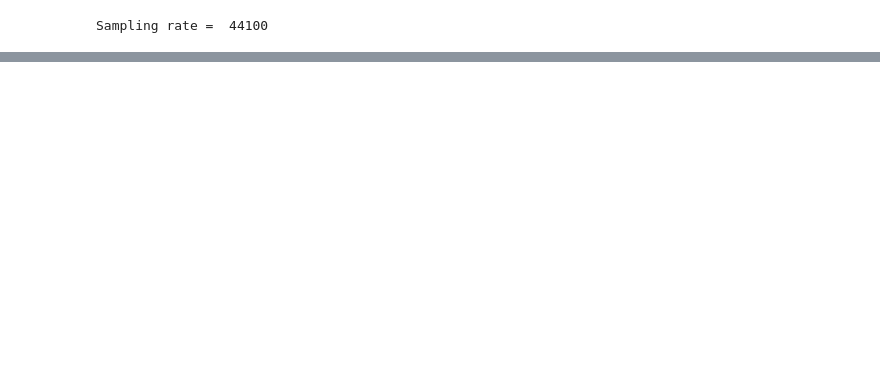
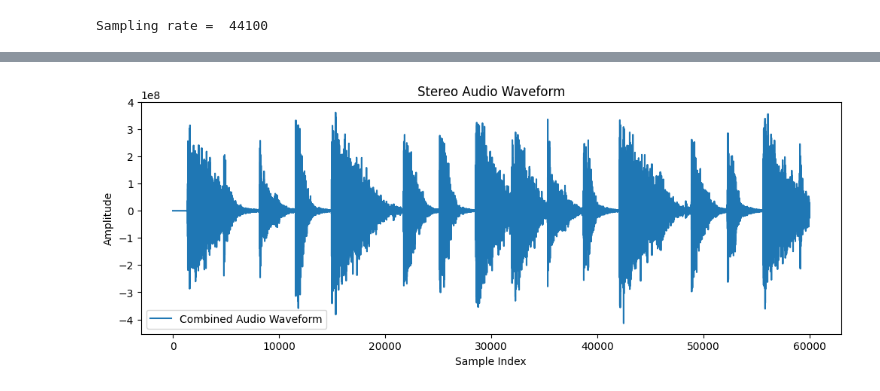
Before and after one commit to gunhee-c/Multitrack-Compress, a Jupyter notebook: sandbox.ipynb, the cells around one changed output, grey strips where cells are left out. Drawn from its saved outputs; the diff is of its cells as text; code cells hidden in the pictures; blank space fills up the shorter version.

```diff
--- a/sandbox.ipynb
+++ b/sandbox.ipynb
@@ -117,0 +189,6 @@ Non-silent segment  5  =  (549772, 600000)
+# %%
+sample3 = sample2[20000:80000]
+
+plot_waveform(sample3)
+# %% [output]
+[figure, added]
```
Also changed, not shown: parts of 7 cells of this notebook.
